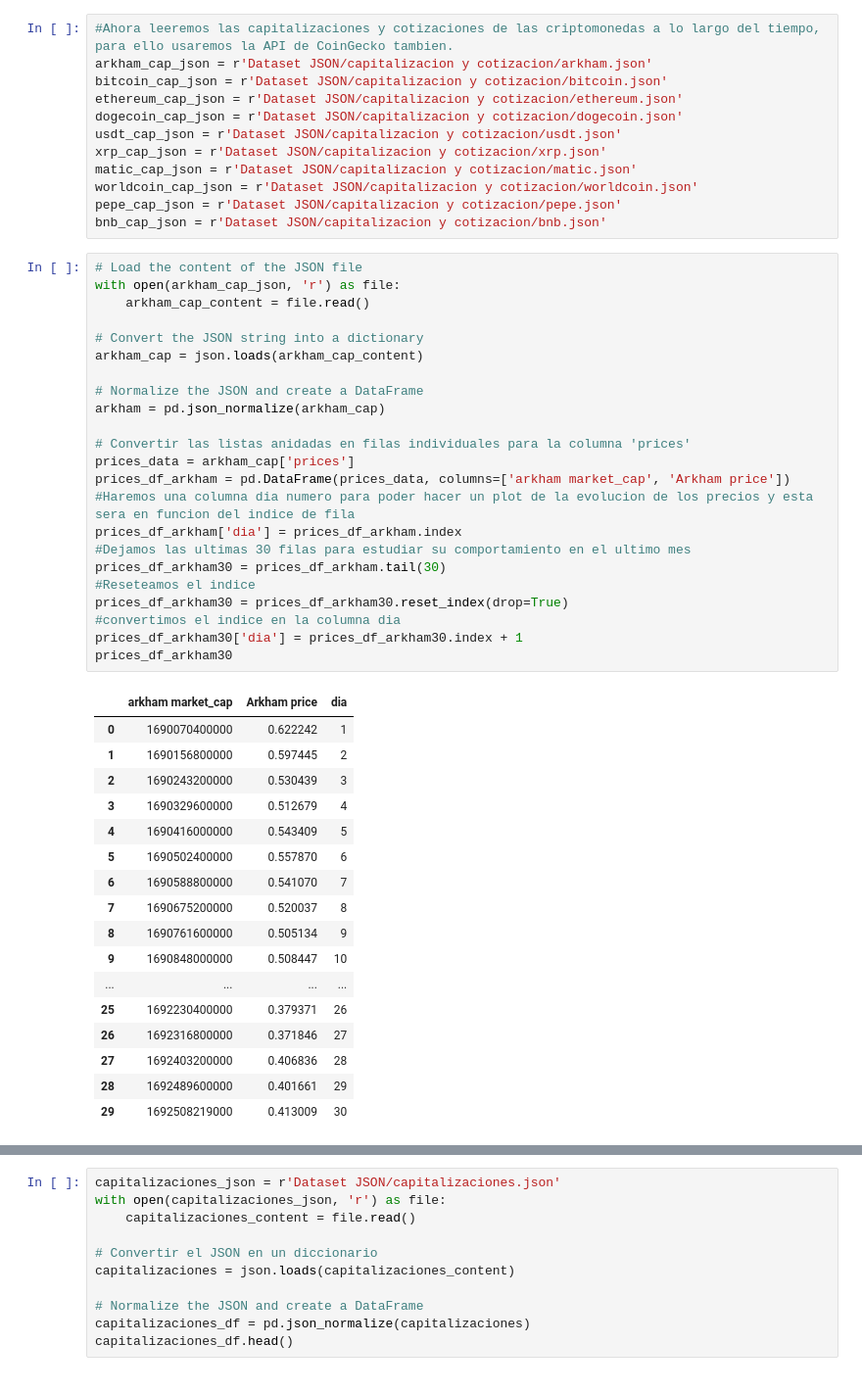
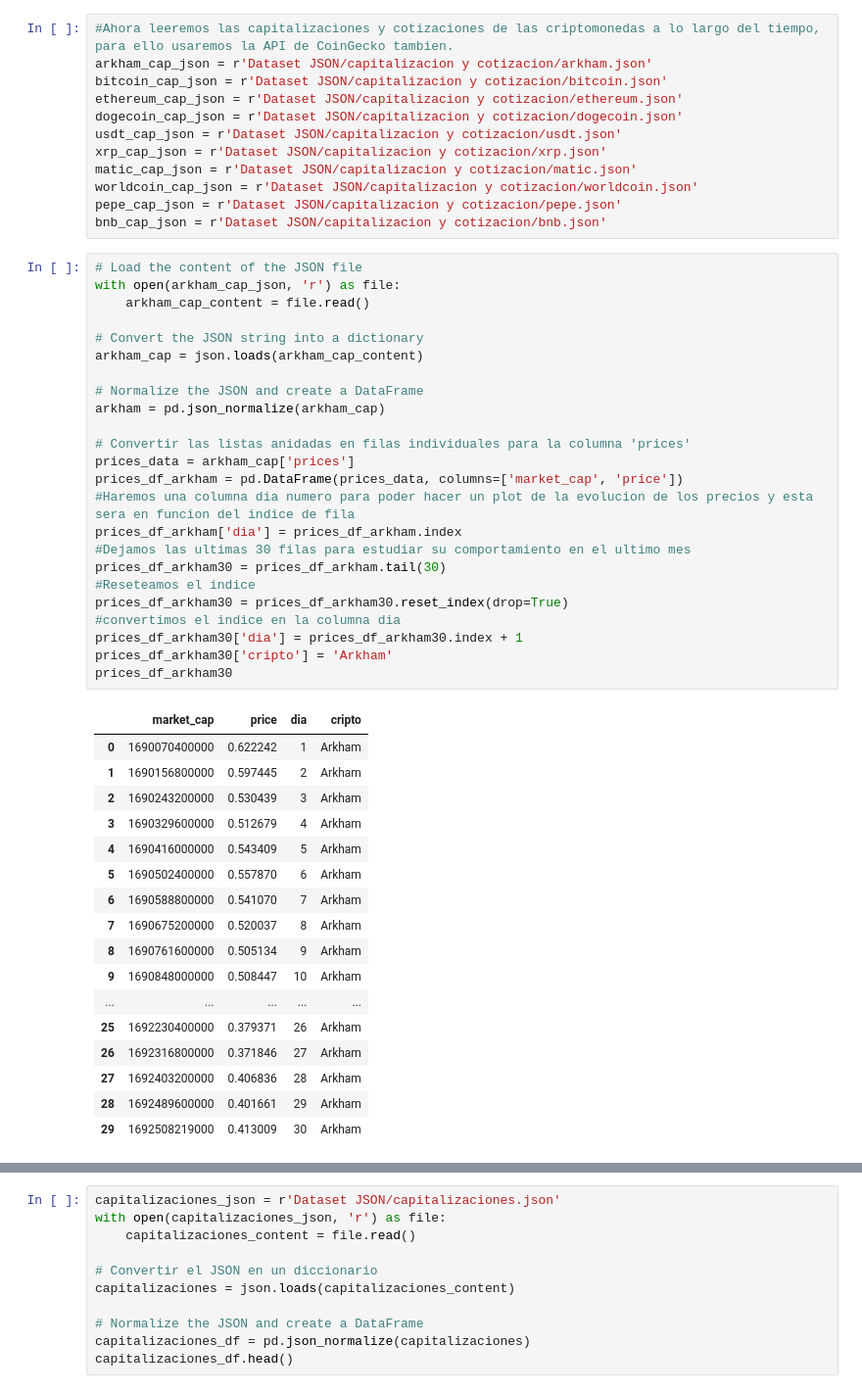
Before and after one commit to NahuVidales/CryptoDataAnalytics, a Jupyter notebook: ETL.ipynb, the cells around one changed output, grey strips where cells are left out. Shown at 98% size. Drawn from its saved outputs; the diff is of its cells as text.

```diff
--- a/ETL.ipynb
+++ b/ETL.ipynb
@@ -445,44 +445,45 @@ bnb_cap_json = r'Dataset JSON/capitalizacion y cotizacion/bnb.json'
 # %%
 # Load the content of the JSON file
 with open(arkham_cap_json, 'r') as file:
     arkham_cap_content = file.read()
 
 # Convert the JSON string into a dictionary
 arkham_cap = json.loads(arkham_cap_content)
 
 # Normalize the JSON and create a DataFrame
 arkham = pd.json_normalize(arkham_cap)
 
 # Convertir las listas anidadas en filas individuales para la columna 'prices'
 prices_data = arkham_cap['prices']
-prices_df_arkham = pd.DataFrame(prices_data, columns=['arkham market_cap', 'Arkham price'])
+prices_df_arkham = pd.DataFrame(prices_data, columns=['market_cap', 'price'])
 #Haremos una columna dia numero para poder hacer un plot de la evolucion de los precios y esta sera en funcion del indice de fila
 prices_df_arkham['dia'] = prices_df_arkham.index
 #Dejamos las ultimas 30 filas para estudiar su comportamiento en el ultimo mes
 prices_df_arkham30 = prices_df_arkham.tail(30)
 #Reseteamos el indice
 prices_df_arkham30 = prices_df_arkham30.reset_index(drop=True)
 #convertimos el indice en la columna dia
 prices_df_arkham30['dia'] = prices_df_arkham30.index + 1
+prices_df_arkham30['cripto'] = 'Arkham'
 prices_df_arkham30
 # %% [output]
-|  | arkham market_cap | Arkham price | dia |
-| 0 | 1690070400000 | 0.622242 | 1 |
-| 1 | 1690156800000 | 0.597445 | 2 |
-| 2 | 1690243200000 | 0.530439 | 3 |
-| 3 | 1690329600000 | 0.512679 | 4 |
-| 4 | 1690416000000 | 0.543409 | 5 |
-| 5 | 1690502400000 | 0.557870 | 6 |
-| 6 | 1690588800000 | 0.541070 | 7 |
-| 7 | 1690675200000 | 0.520037 | 8 |
-| 8 | 1690761600000 | 0.505134 | 9 |
-| 9 | 1690848000000 | 0.508447 | 10 |
-| ... | ... | ... | ... |
-| 25 | 1692230400000 | 0.379371 | 26 |
-| 26 | 1692316800000 | 0.371846 | 27 |
-| 27 | 1692403200000 | 0.406836 | 28 |
-| 28 | 1692489600000 | 0.401661 | 29 |
-| 29 | 1692508219000 | 0.413009 | 30 |
+|  | market_cap | price | dia | cripto |
+| 0 | 1690070400000 | 0.622242 | 1 | Arkham |
+| 1 | 1690156800000 | 0.597445 | 2 | Arkham |
+| 2 | 1690243200000 | 0.530439 | 3 | Arkham |
+| 3 | 1690329600000 | 0.512679 | 4 | Arkham |
+| 4 | 1690416000000 | 0.543409 | 5 | Arkham |
+| 5 | 1690502400000 | 0.557870 | 6 | Arkham |
+| 6 | 1690588800000 | 0.541070 | 7 | Arkham |
+| 7 | 1690675200000 | 0.520037 | 8 | Arkham |
+| 8 | 1690761600000 | 0.505134 | 9 | Arkham |
+| 9 | 1690848000000 | 0.508447 | 10 | Arkham |
+| ... | ... | ... | ... | ... |
+| 25 | 1692230400000 | 0.379371 | 26 | Arkham |
+| 26 | 1692316800000 | 0.371846 | 27 | Arkham |
+| 27 | 1692403200000 | 0.406836 | 28 | Arkham |
+| 28 | 1692489600000 | 0.401661 | 29 | Arkham |
+| 29 | 1692508219000 | 0.413009 | 30 | Arkham |
 # %%
 
 with open(bitcoin_cap_json, 'r') as file:
```
Also changed, not shown: parts of 13 cells of this notebook, 2 other files.
